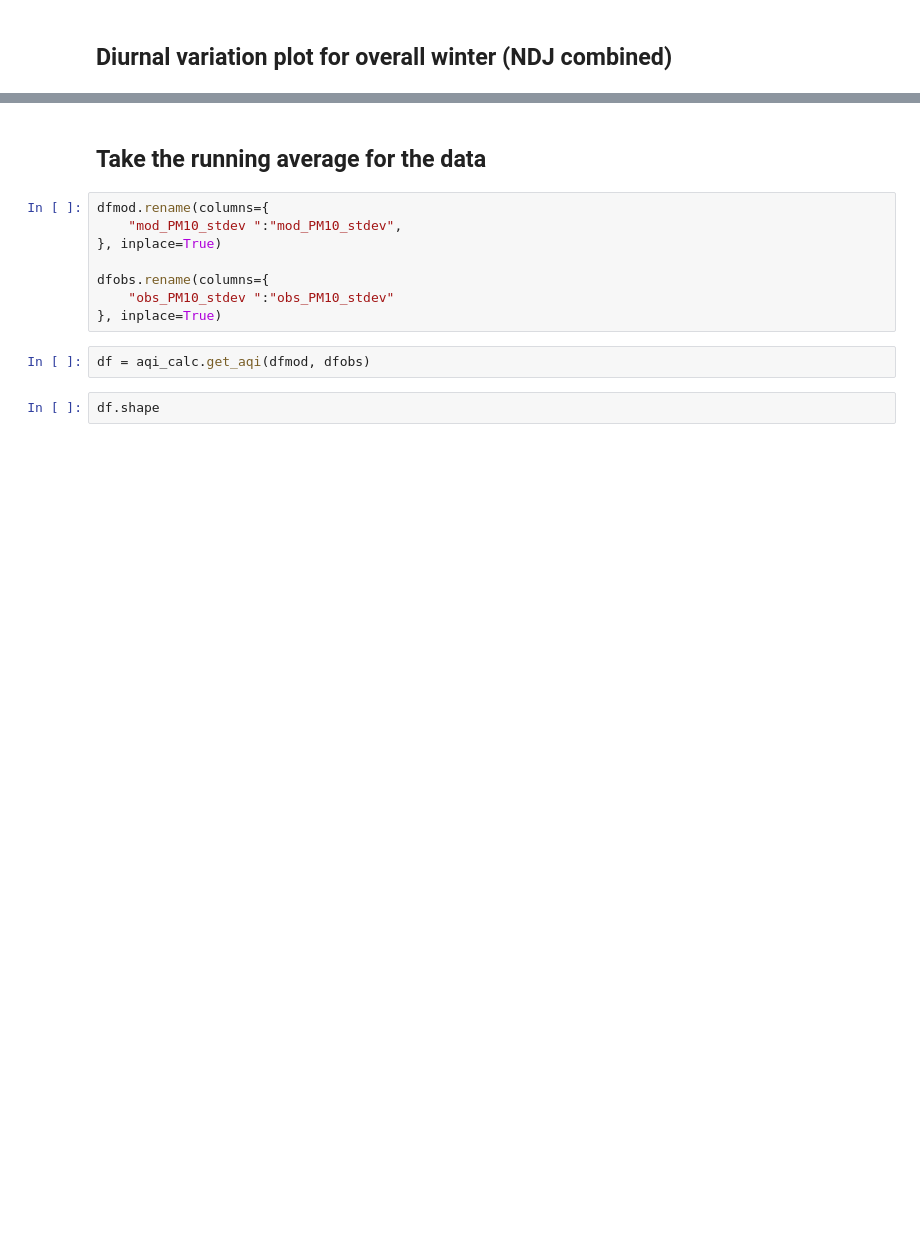
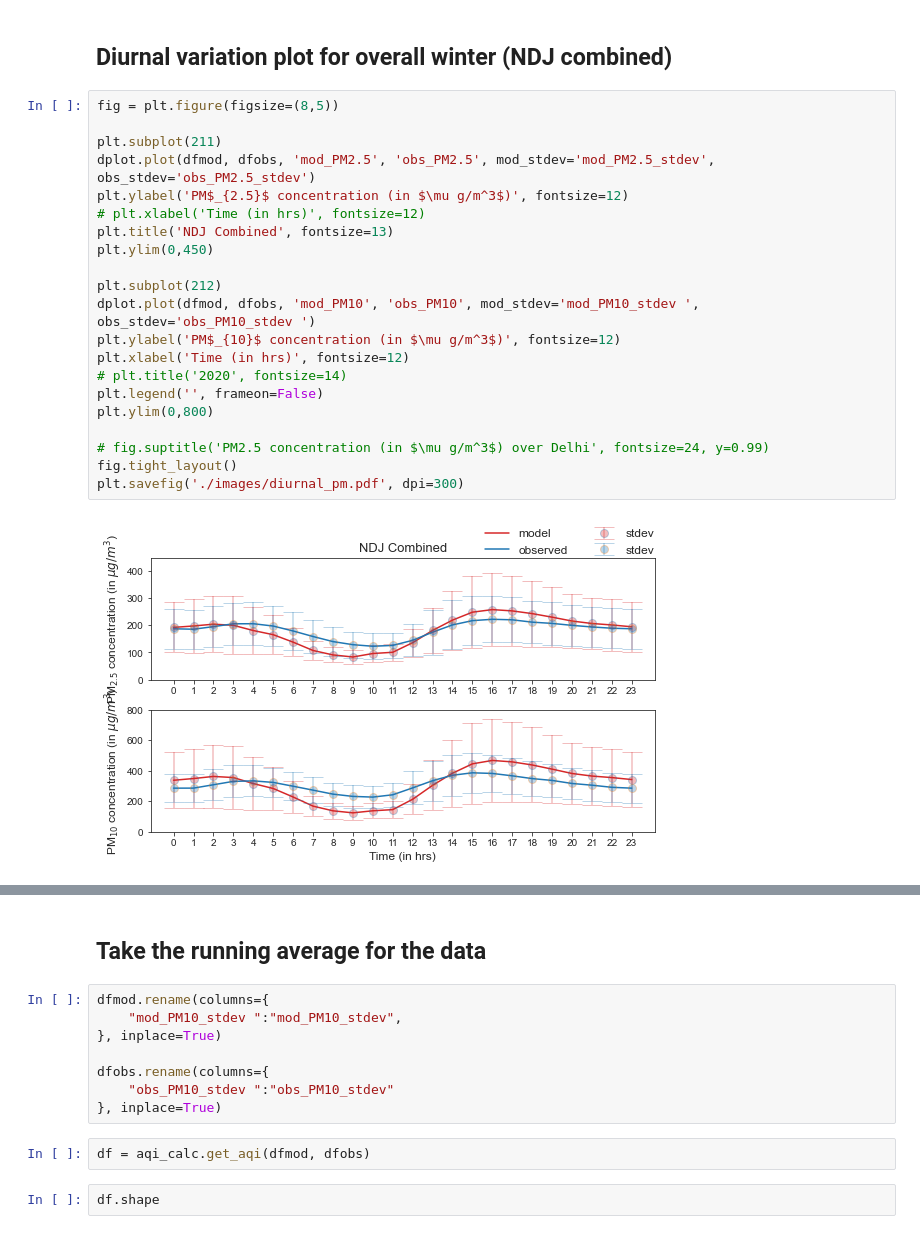
Before and after one commit to adisen99/srfp, a Jupyter notebook: delhi/aqi_delhi.ipynb, the cells around one changed output, grey strips where cells are left out. Drawn from its saved outputs; the diff is of its cells as text; blank space fills up the shorter version.

```diff
--- a/delhi/aqi_delhi.ipynb
+++ b/delhi/aqi_delhi.ipynb
@@ -316,3 +322,26 @@ plt.savefig('./images/pm10ts_err.pdf', dpi=300)
 # %% [markdown]
 ## Diurnal variation plot for overall winter (NDJ combined)
+# %%
+fig = plt.figure(figsize=(8,5))
+
+plt.subplot(211)
+dplot.plot(dfmod, dfobs, 'mod_PM2.5', 'obs_PM2.5', mod_stdev='mod_PM2.5_stdev', obs_stdev='obs_PM2.5_stdev')
+plt.ylabel('PM$_{2.5}$ concentration (in $\mu g/m^3$)', fontsize=12)
+# plt.xlabel('Time (in hrs)', fontsize=12)
+plt.title('NDJ Combined', fontsize=13)
+plt.ylim(0,450)
+
+plt.subplot(212)
+dplot.plot(dfmod, dfobs, 'mod_PM10', 'obs_PM10', mod_stdev='mod_PM10_stdev ', obs_stdev='obs_PM10_stdev ')
+plt.ylabel('PM$_{10}$ concentration (in $\mu g/m^3$)', fontsize=12)
+plt.xlabel('Time (in hrs)', fontsize=12)
+# plt.title('2020', fontsize=14)
+plt.legend('', frameon=False)
+plt.ylim(0,800)
+
+# fig.suptitle('PM2.5 concentration (in $\mu g/m^3$) over Delhi', fontsize=24, y=0.99)
+fig.tight_layout()
+plt.savefig('./images/diurnal_pm.pdf', dpi=300)
+# %% [output]
+[figure, added]
 # %%
```
Also changed, not shown: parts of 7 cells of this notebook, 3 other files.
